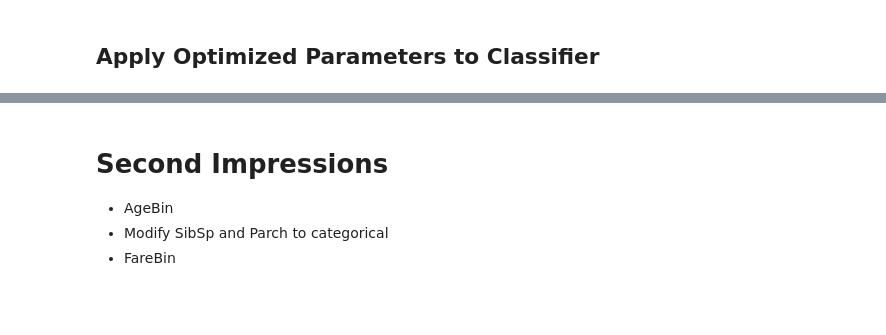
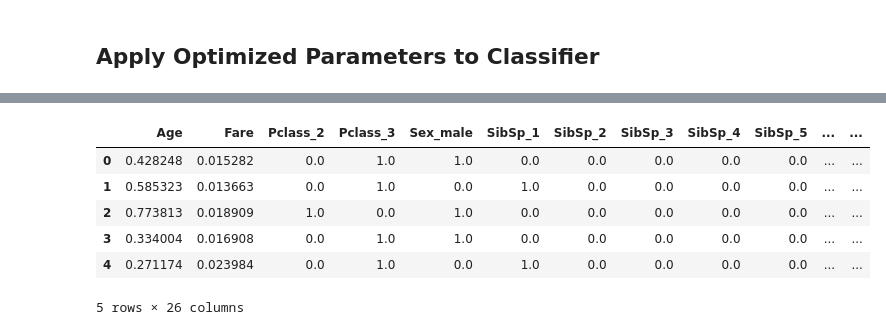
Before and after one commit to magdiel85281/titanic, a Jupyter notebook: src/eda.ipynb, the cells around one changed output, grey strips where cells are left out. Drawn from its saved outputs; the diff is of its cells as text; code cells hidden in the pictures; blank space fills up the shorter version.

```diff
--- a/src/eda.ipynb
+++ b/src/eda.ipynb
@@ -192,5 +155,0 @@ memory usage: 36.0+ KB
-# %% [markdown]
-# Second Impressions
-- AgeBin
-- Modify SibSp and Parch to categorical
-- FareBin
@@ -198,0 +156,10 @@ len(t.data['Cabin'].unique())
+# %%
+mi.hidden_data.head()
+# %% [output]
+|  | Age | Fare | Pclass_2 | Pclass_3 | Sex_male | SibSp_1 | SibSp_2 | SibSp_3 | SibSp_4 | SibSp_5 | ... | ... |
+| 0 | 0.428248 | 0.015282 | 0.0 | 1.0 | 1.0 | 0.0 | 0.0 | 0.0 | 0.0 | 0.0 | ... | ... |
+| 1 | 0.585323 | 0.013663 | 0.0 | 1.0 | 0.0 | 1.0 | 0.0 | 0.0 | 0.0 | 0.0 | ... | ... |
+| 2 | 0.773813 | 0.018909 | 1.0 | 0.0 | 1.0 | 0.0 | 0.0 | 0.0 | 0.0 | 0.0 | ... | ... |
+| 3 | 0.334004 | 0.016908 | 0.0 | 1.0 | 1.0 | 0.0 | 0.0 | 0.0 | 0.0 | 0.0 | ... | ... |
+| 4 | 0.271174 | 0.023984 | 0.0 | 1.0 | 0.0 | 1.0 | 0.0 | 0.0 | 0.0 | 0.0 | ... | ... |
+5 rows × 26 columns
```
Also changed, not shown: parts of 24 cells of this notebook.
